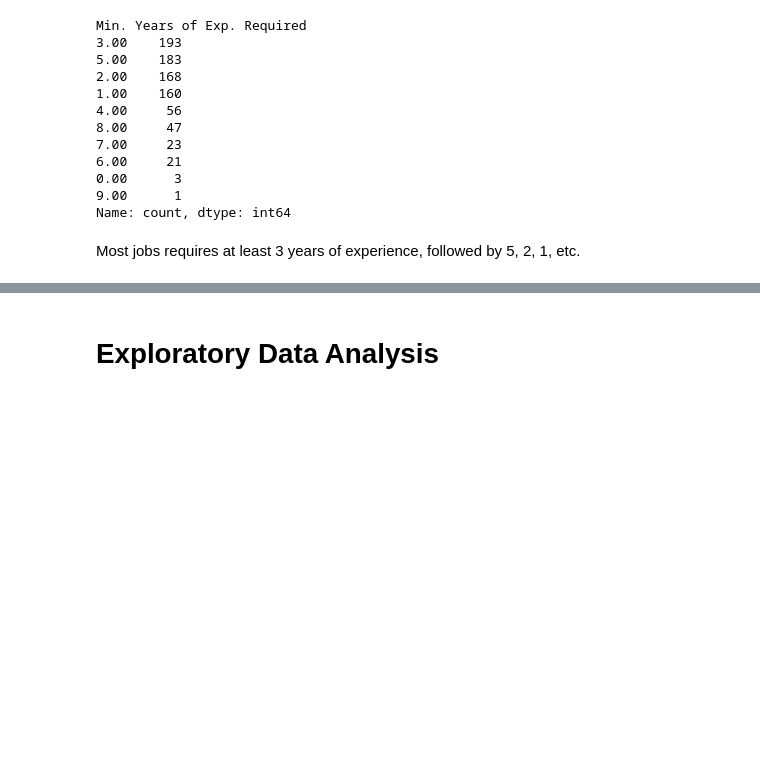
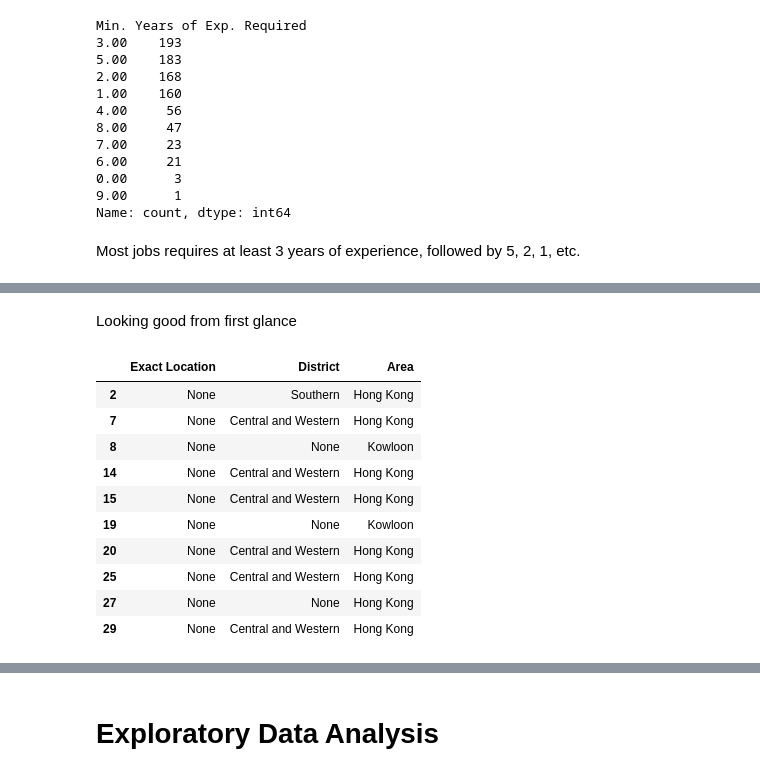
Before and after one commit to heiinhei911/job-insights, a Jupyter notebook: analysis.ipynb, the cells around one changed output, grey strips where cells are left out. Cells and saved outputs as stored; diff of their text form; code cells hidden in the pictures; blank space fills up the shorter version.

```diff
--- a/analysis.ipynb
+++ b/analysis.ipynb
@@ -336,0 +518,5 @@ min_yoe_vs_min_salary[df_clean["Min. Years of Exp. Required"]<=1&~(df_clean["Min
+# %%
+# Create a df with only the newly created location fields to check whether the cleaning was done properly
+# (checking whether bits of the data did in fact go into the correct fields where they belong
+df_clean_location = df_clean[["Exact Location", "District", "Area"]]
+df_clean_location.head()
@@ -336,0 +530,18 @@ min_yoe_vs_min_salary[df_clean["Min. Years of Exp. Required"]<=1&~(df_clean["Min
+# %% [markdown]
+Looking good from first glance
+# %%
+# Check whether those without an exact location in "Location" of the original dataframe should be None in the newly created "Exact Location" field
+# and the "District" part from the original dataframe should have gone into the newly created "District" field
+df_clean_location[df_clean_location["Exact Location"].isnull()].head(10)
+# %% [output]
+|  | Exact Location | District | Area |
+| 2 | None | Southern | Hong Kong |
+| 7 | None | Central and Western | Hong Kong |
+| 8 | None | None | Kowloon |
+| 14 | None | Central and Western | Hong Kong |
+| 15 | None | Central and Western | Hong Kong |
+| 19 | None | None | Kowloon |
+| 20 | None | Central and Western | Hong Kong |
+| 25 | None | Central and Western | Hong Kong |
+| 27 | None | None | Hong Kong |
+| 29 | None | Central and Western | Hong Kong |
```
Also changed, not shown: parts of 68 cells of this notebook.
